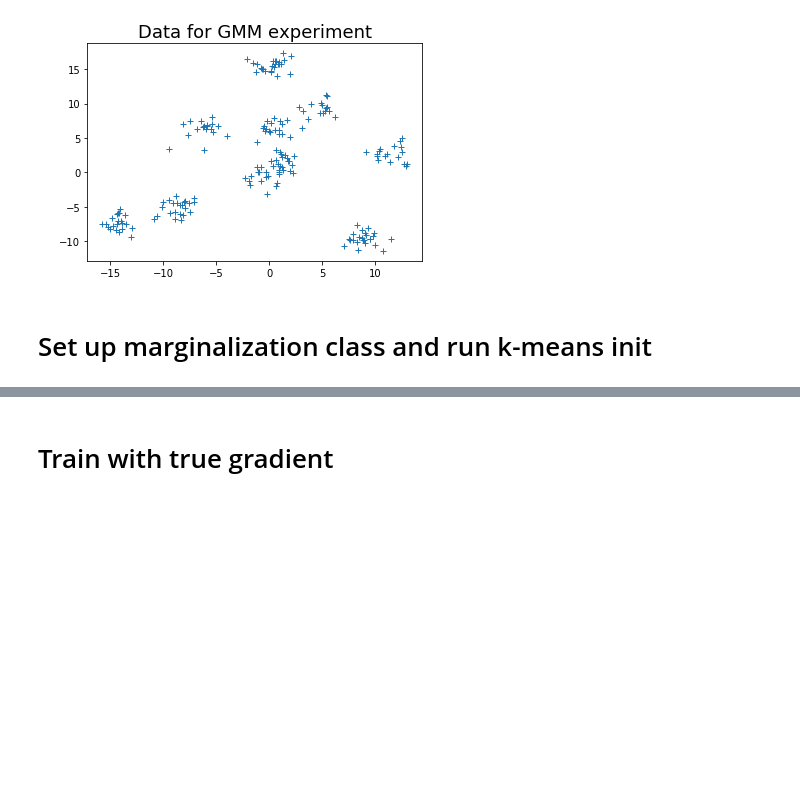
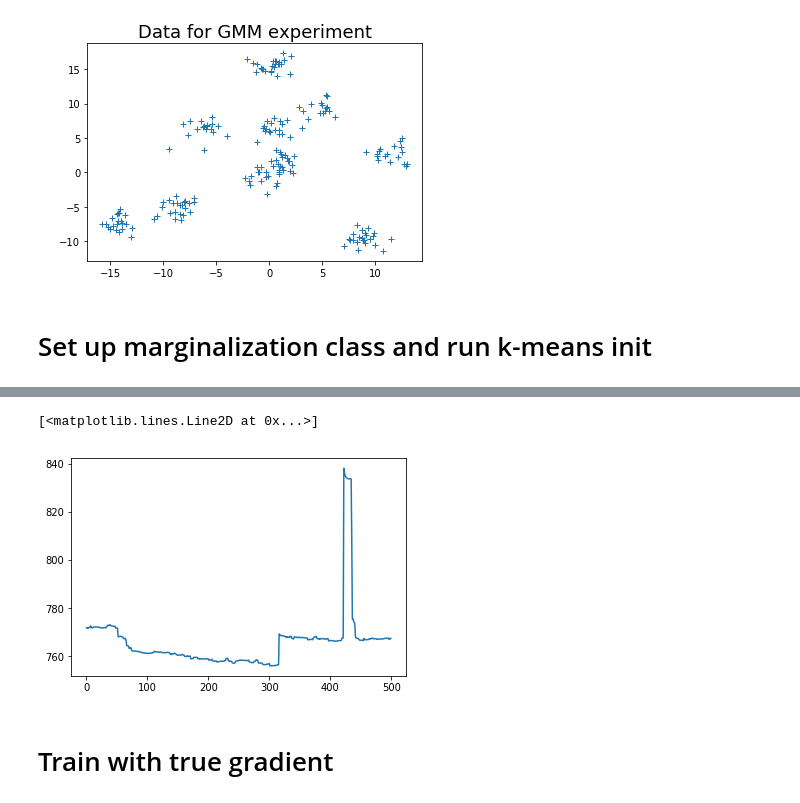
Before and after one commit to Runjing-Liu120/RaoBlackwellizedSGD, a Jupyter notebook: experiments/GMM_experiments/GMM_gumbel_sandbox.ipynb, the cells around one changed output, grey strips where cells are left out. Cells and saved outputs as stored; diff of their text form; code cells hidden in the pictures; blank space fills up the shorter version.

Commit message:
implement gumbel softmax

```diff
--- a/experiments/GMM_experiments/GMM_optimization_experiments.ipynb
+++ b/experiments/GMM_experiments/GMM_gumbel_sandbox.ipynb
@@ -69,3 +71,34 @@ for i in range(n_clusters):
+# %%
+class GMMGumbelSoftmax(object):
+    def __init__(self, gmm_experiment, temperature):
+        self.gmm_experiment = gmm_experiment
+        self.temperature = temperature
+
+    def get_gumbel_loss(self):
+        log_q = self.gmm_experiment.get_log_q()
+
+        gumbel_sample = gs_lib.gumbel_softmax(log_q, self.temperature)
+
+        loss = self.gmm_experiment.f_one_hot_z(gumbel_sample).sum()
+
+        return loss
+# %%
+gmm_gs = GMMGumbelSoftmax(gmm_experiment, temperature = 0.1)
+# %%
+n_steps = 500
+lr = 1e-2
+# %%
+loss_array_reinforce_gumbel, opt_param = optim_lib.run_SGD(
+                get_loss = gmm_gs.get_gumbel_loss,
+                params = gmm_experiment.var_params,
+                lr = lr,
+                n_steps = n_steps,
+                get_full_loss = gmm_experiment.get_full_loss)
+# %%
+plt.plot(loss_array_reinforce_gumbel)
+# %% [output]
+[<matplotlib.lines.Line2D at 0x...>]
+[figure, added]
 # %% [markdown]
 # Train with true gradient
 # %%
```
Also changed, not shown: parts of 2 cells of this notebook, 3 other files.
